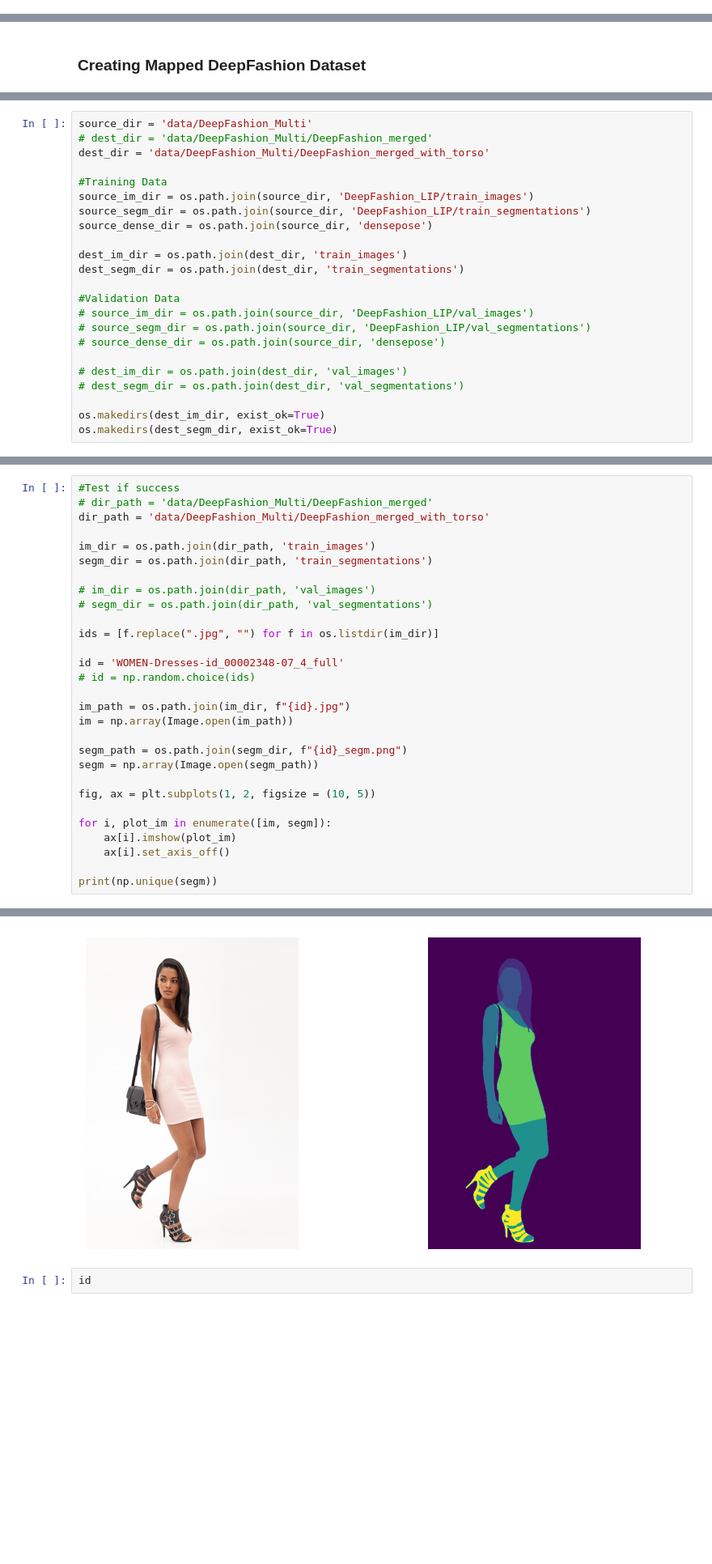
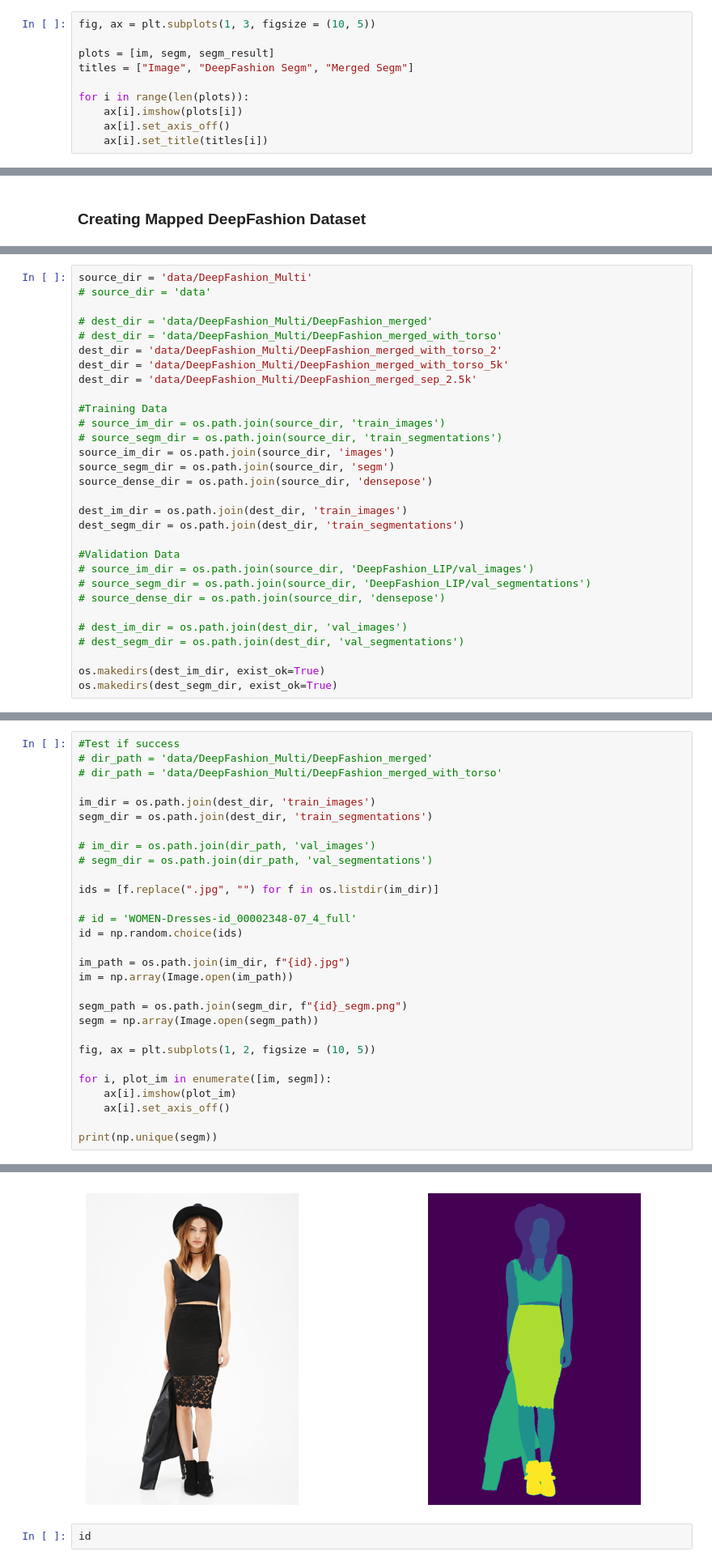
Before and after one commit to JelinR/Self-Correction-Human-Parsing, a Jupyter notebook: DeepFashion_Mapping.ipynb, the cells around one changed output, grey strips where cells are left out. Shown at 81% size. Cells and saved outputs as stored; diff of their text form; blank space fills up the shorter version.

```diff
--- a/DeepFashion_Mapping.ipynb
+++ b/DeepFashion_Mapping.ipynb
@@ -418,3 +483,13 @@ dense_map_lookup = get_lookup(dense_to_merged)
 
 segm_result = DeepFashion_mapping(segm, dense,
                                   segm_map_lookup, dense_map_lookup)
+# %%
+fig, ax = plt.subplots(1, 3, figsize = (10, 5))
+
+plots = [im, segm, segm_result]
+titles = ["Image", "DeepFashion Segm", "Merged Segm"]
+
+for i in range(len(plots)):
+    ax[i].imshow(plots[i])
+    ax[i].set_axis_off()
+    ax[i].set_title(titles[i])
@@ -632,11 +710,18 @@ import numpy as np
 # %%
 source_dir = 'data/DeepFashion_Multi'
+# source_dir = 'data'
+
 # dest_dir = 'data/DeepFashion_Multi/DeepFashion_merged'
-dest_dir = 'data/DeepFashion_Multi/DeepFashion_merged_with_torso'
+# dest_dir = 'data/DeepFashion_Multi/DeepFashion_merged_with_torso'
+dest_dir = 'data/DeepFashion_Multi/DeepFashion_merged_with_torso_2'
+dest_dir = 'data/DeepFashion_Multi/DeepFashion_merged_with_torso_5k'
+dest_dir = 'data/DeepFashion_Multi/DeepFashion_merged_sep_2.5k'
 
 #Training Data
-source_im_dir = os.path.join(source_dir, 'DeepFashion_LIP/train_images')
-source_segm_dir = os.path.join(source_dir, 'DeepFashion_LIP/train_segmentations')
+# source_im_dir = os.path.join(source_dir, 'train_images')
+# source_segm_dir = os.path.join(source_dir, 'train_segmentations')
+source_im_dir = os.path.join(source_dir, 'images')
+source_segm_dir = os.path.join(source_dir, 'segm')
 source_dense_dir = os.path.join(source_dir, 'densepose')
 
 dest_im_dir = os.path.join(dest_dir, 'train_images')
@@ -691,18 +890,18 @@ for id in tqdm(ids):
 # %%
 #Test if success
 # dir_path = 'data/DeepFashion_Multi/DeepFashion_merged'
-dir_path = 'data/DeepFashion_Multi/DeepFashion_merged_with_torso'
+# dir_path = 'data/DeepFashion_Multi/DeepFashion_merged_with_torso'
 
-im_dir = os.path.join(dir_path, 'train_images')
-segm_dir = os.path.join(dir_path, 'train_segmentations')
+im_dir = os.path.join(dest_dir, 'train_images')
+segm_dir = os.path.join(dest_dir, 'train_segmentations')
 
 # im_dir = os.path.join(dir_path, 'val_images')
 # segm_dir = os.path.join(dir_path, 'val_segmentations')
 
 ids = [f.replace(".jpg", "") for f in os.listdir(im_dir)]
 
-id = 'WOMEN-Dresses-id_00002348-07_4_full'
-# id = np.random.choice(ids)
+# id = 'WOMEN-Dresses-id_00002348-07_4_full'
+id = np.random.choice(ids)
 
 im_path = os.path.join(im_dir, f"{id}.jpg")
 im = np.array(Image.open(im_path))
@@ -722,4 +921,4 @@ print(np.unique(segm))
-[figure, old version]
+[figure, new version]
 # %%
 id
 # %% [output]
```
Also changed, not shown: parts of 17 cells of this notebook, 1 other file.
